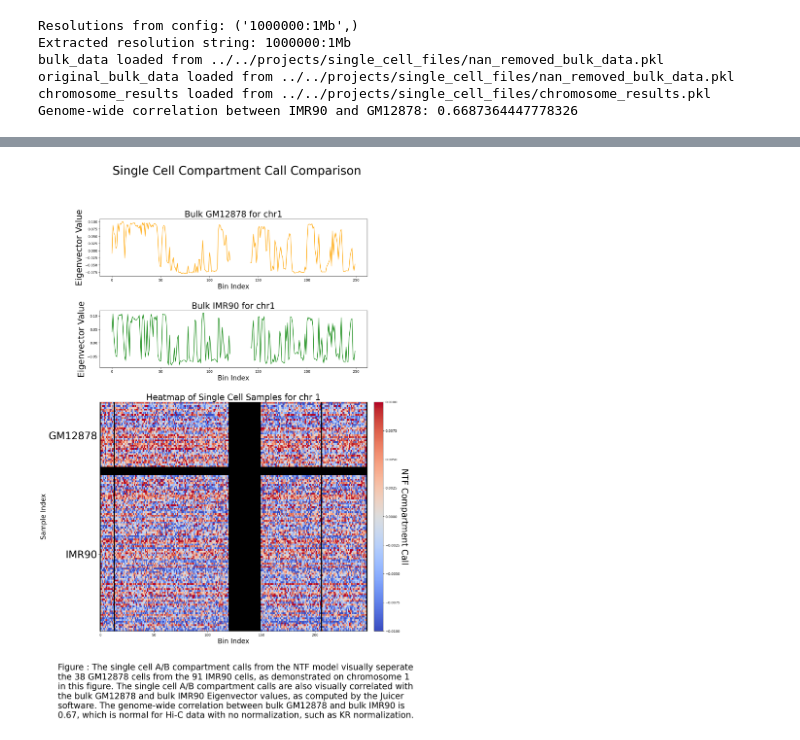
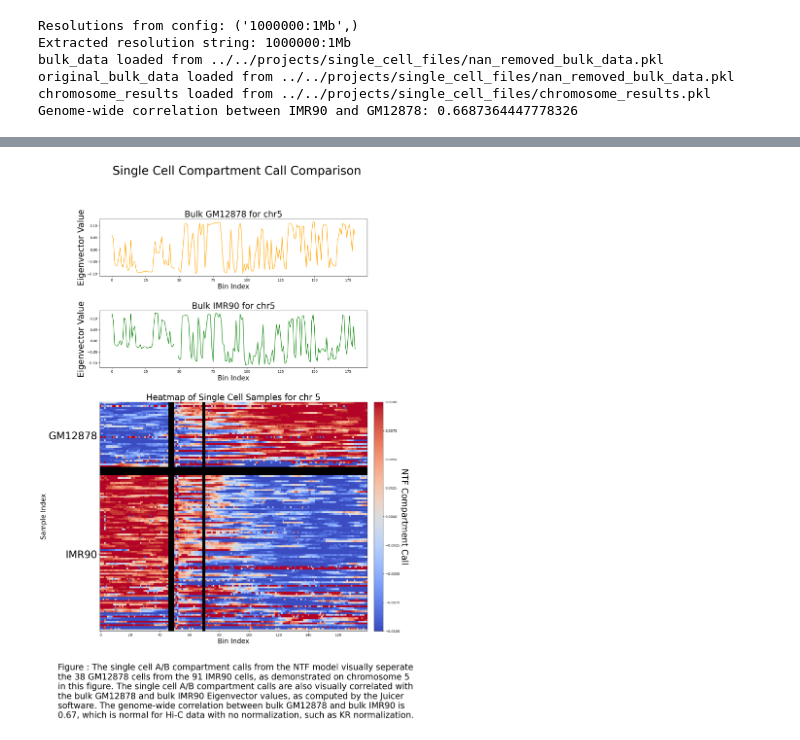
Before and after one commit to DavidWarrenKatz/Hypermatrix, a Jupyter notebook: utilities/single-cell/make_AB_compartments.ipynb, the cells around one changed output, grey strips where cells are left out. Drawn from its saved outputs; the diff is of its cells as text; code cells hidden in the pictures.

```diff
--- a/utilities/single-cell/make_AB_compartments.ipynb
+++ b/utilities/single-cell/make_AB_compartments.ipynb
@@ -204,6 +204,6 @@ chromosome_results[f'chr{chr}']
 129 rows × 5 columns
 # %%
-chr = 1
+chr = 5
 sc_dataframe = chromosome_results[f'chr{chr}']
 
 # Define the bulk eigenvectors
@@ -266,31 +266,31 @@ def plot_eigenvectors_with_heatmap(bulk_eigenvector1, bulk_eigenvector2, sc_data
                f"as computed by the Juicer software. "
                f"The genome-wide correlation between bulk GM12878 and bulk IMR90 is {correlation:.2f}, which is normal for Hi-C data "
                f"with no normalization, such as KR normalization." )
 
     # Add the caption at the bottom
     plt.figtext(0.01, -0.05, caption, wrap=True, horizontalalignment='left', fontsize=25)
 
     if save_path:
         # Ensure the save directory exists
         save_directory = os.path.dirname(save_path)
         if not os.path.exists(save_directory):
             os.makedirs(save_directory)
 
         plt.savefig(save_path, bbox_inches='tight')
 
     plt.show()
 
 # Example invocation with the genome-wide correlation value and chromosome number
 plot_eigenvectors_with_heatmap(
     bulk_eigenvector_gm12878,
     bulk_eigenvector_imr90,
     sc_dataframe,
     f"Bulk GM12878 for chr{chr}",
     f"Bulk IMR90 for chr{chr}",
     "Single Cell Compartment Call Comparison",
     correlation=correlation,  # Use the computed correlation value here
     chr=chr,  # Use the chromosome number variable
     save_path=f"../../files/AB_compartment_heatmap_ch{chr}.png"
 )
 # %% [output]
-[figure, old version]
+[figure, new version]
```
Also changed, not shown: parts of 3 cells of this notebook, 25 other files.
